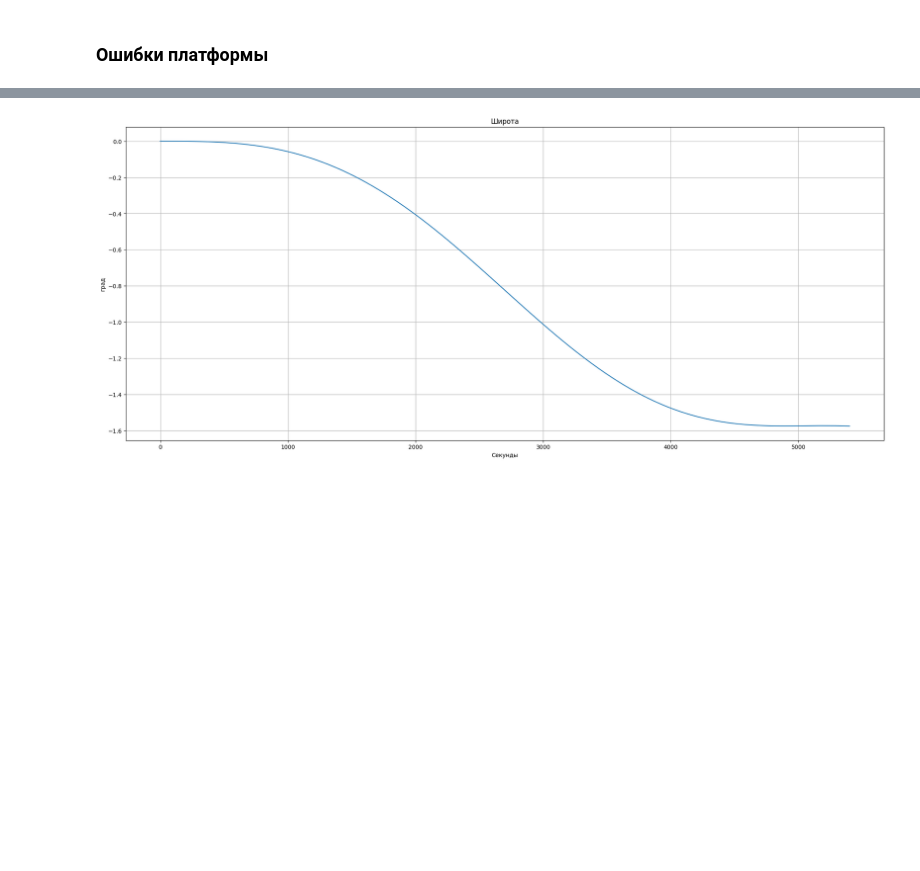
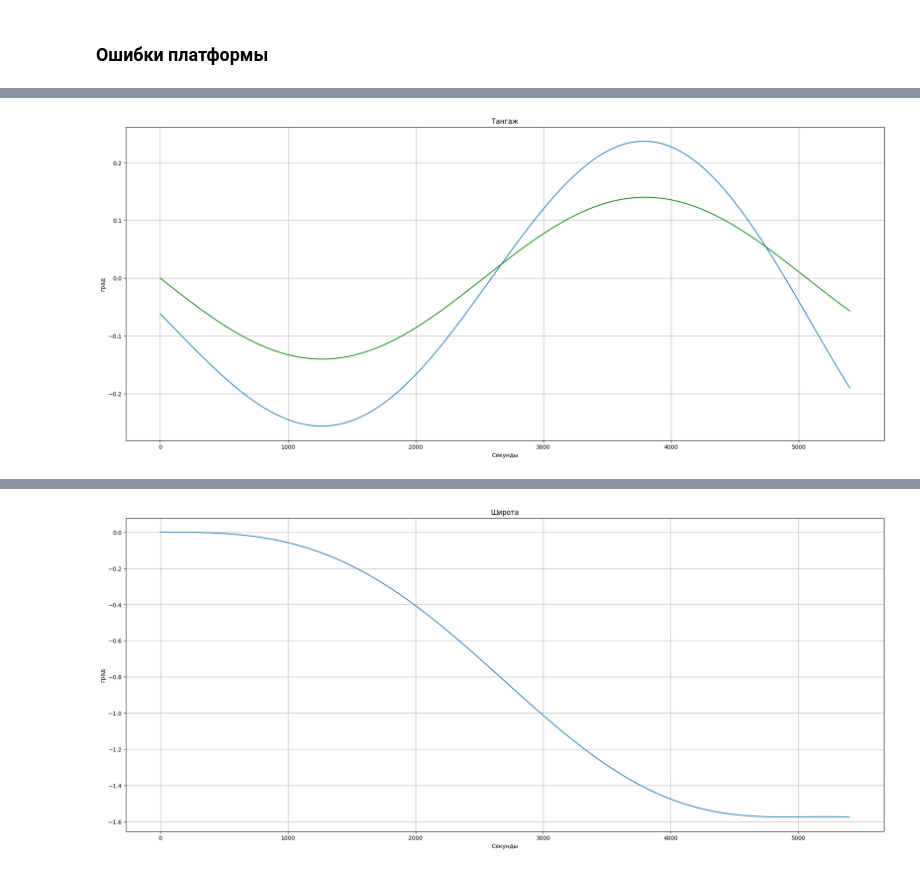
Before and after one commit to AlexeyLelikov/Nav_py, a Jupyter notebook: notebooks/Рис_ИНС_ДЗ_1.ipynb, the cells around one changed output, grey strips where cells are left out. Saved outputs shown, nothing was run; the diff lists cells and outputs as text; code cells hidden in the pictures; blank space fills up the shorter version.

```diff
--- a/notebooks/Рис_ИНС_ДЗ_1.ipynb
+++ b/notebooks/Рис_ИНС_ДЗ_1.ipynb
@@ -69,6 +69,7 @@ Alt = 0
 # %%
 gt = 9.81 # ускорение свободного падения
 U = 7.292115e-5 # Cкорость вращения земли
+R = 6371000
 # %% [markdown]
 ## 1.	Синтезировать показания акселерометров и гироскопов для заданных параметров погрешностей.
 # %% [markdown]
@@ -397,0 +396,95 @@ del_gamma = -1/cosd(theta).*(Foy.*cosd(psi)+Fox.*sind(psi));
+# %%
+plt.figure(1)
+fig = plt.gcf()
+fig.set_size_inches(24, 10)
+plt.plot(t,out_Lat)
+plt.title("Широта")
+plt.xlabel('Cекунды')
+plt.ylabel('град')
+plt.grid(True)
+plt.show()
+
+plt.figure(2)
+fig = plt.gcf()
+fig.set_size_inches(24, 10)
+plt.plot(t,out_Lon)
+plt.title("Долгота")
+plt.xlabel('Cекунды')
+plt.ylabel('град')
+plt.grid(True)
+plt.show()
+
+plt.figure(3)
+fig = plt.gcf()
+fig.set_size_inches(24, 10)
+plt.plot(t,out_pitch,t,delta_pitch,'g')
+plt.title("Тангаж")
+plt.xlabel('Cекунды')
+plt.ylabel('град')
+plt.grid(True)
+plt.show()
+
+plt.figure(4)
+fig = plt.gcf()
+fig.set_size_inches(24, 10)
+plt.plot(t,out_roll,t,delta_roll,'g')
+plt.title("Крен")
+plt.xlabel('Cекунды')
+plt.ylabel('град')
+plt.grid(True)
+plt.show()
+
+plt.figure(5)
+fig = plt.gcf()
+fig.set_size_inches(24, 10)
+plt.plot(t,out_heading)
+plt.title("Курс")
+plt.xlabel('Cекунды')
+plt.ylabel('град')
+plt.grid(True)
+plt.show()
+
+plt.figure(6)
+fig = plt.gcf()
+fig.set_size_inches(24, 10)
+plt.plot(t,out_W_N)
+plt.title("Скорость N")
+plt.xlabel('Cекунды')
+plt.ylabel('м/c')
+plt.grid(True)
+plt.show()
+
+plt.figure(7)
+fig = plt.gcf()
+fig.set_size_inches(24, 10)
+plt.plot(t,out_W_E)
+plt.title("Скорость E")
+plt.xlabel('Cекунды')
+plt.ylabel('м/c')
+plt.grid(True)
+plt.show()
+
+R = 6356.863 # км
+queue_x = (out_Lat * ((np.pi / 180) * R)) - (out_Lat[0] * ((np.pi / 180) * R))
+queue_y = (out_Lon * (np.pi / 180) * (R * np.cos(Lat))) - (out_Lon[0] * np.pi / 180 * (R * np.cos(Lat)))
+
+plt.figure(8)
+fig = plt.gcf()
+fig.set_size_inches(24, 10)
+plt.plot(t,queue_x)
+plt.title("N")
+plt.xlabel('Cекунды')
+plt.ylabel('N,км')
+plt.grid(True)
+plt.show()
+
+plt.figure(9)
+fig = plt.gcf()
+fig.set_size_inches(24, 10)
+plt.plot(t,queue_y)
+plt.title("E")
+plt.xlabel('Cекунды')
+plt.ylabel('E,км')
+plt.grid(True)
+plt.show()
+# %% [output]
@@ -397,0 +493 @@ del_gamma = -1/cosd(theta).*(Foy.*cosd(psi)+Fox.*sind(psi));
+[figure, added]
```
Also changed, not shown: parts of 4 cells of this notebook, 1 other file.
